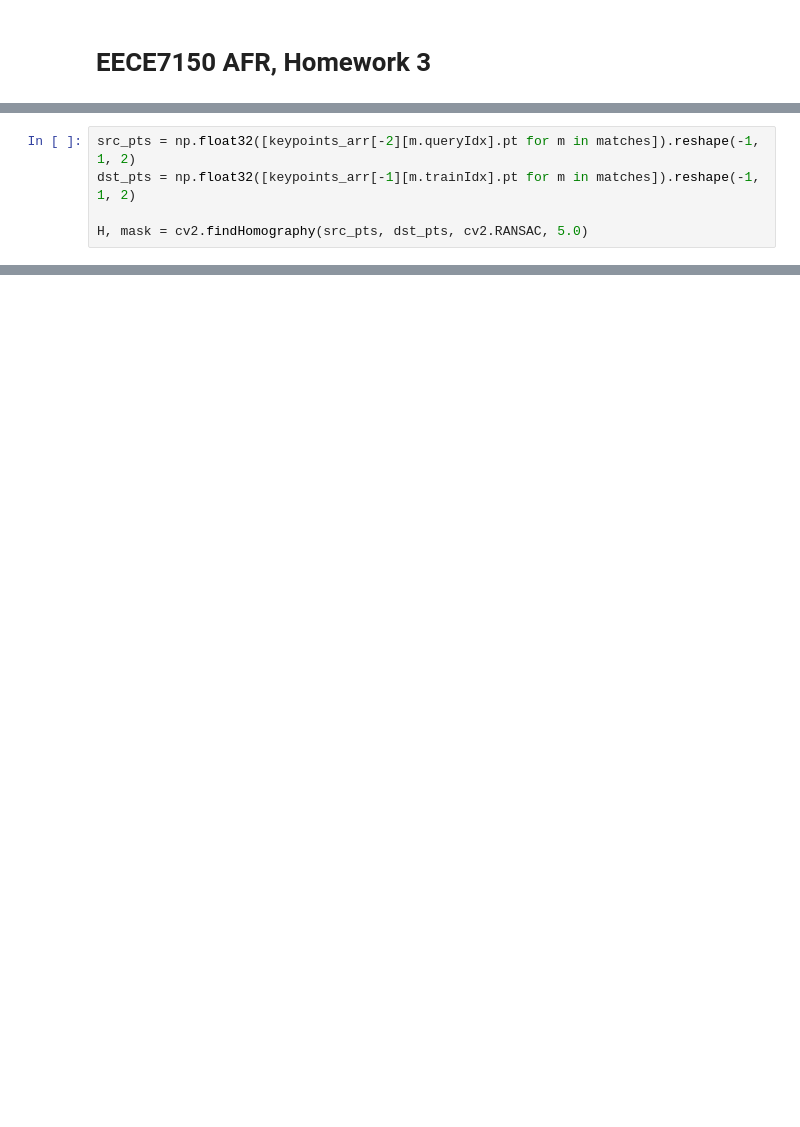
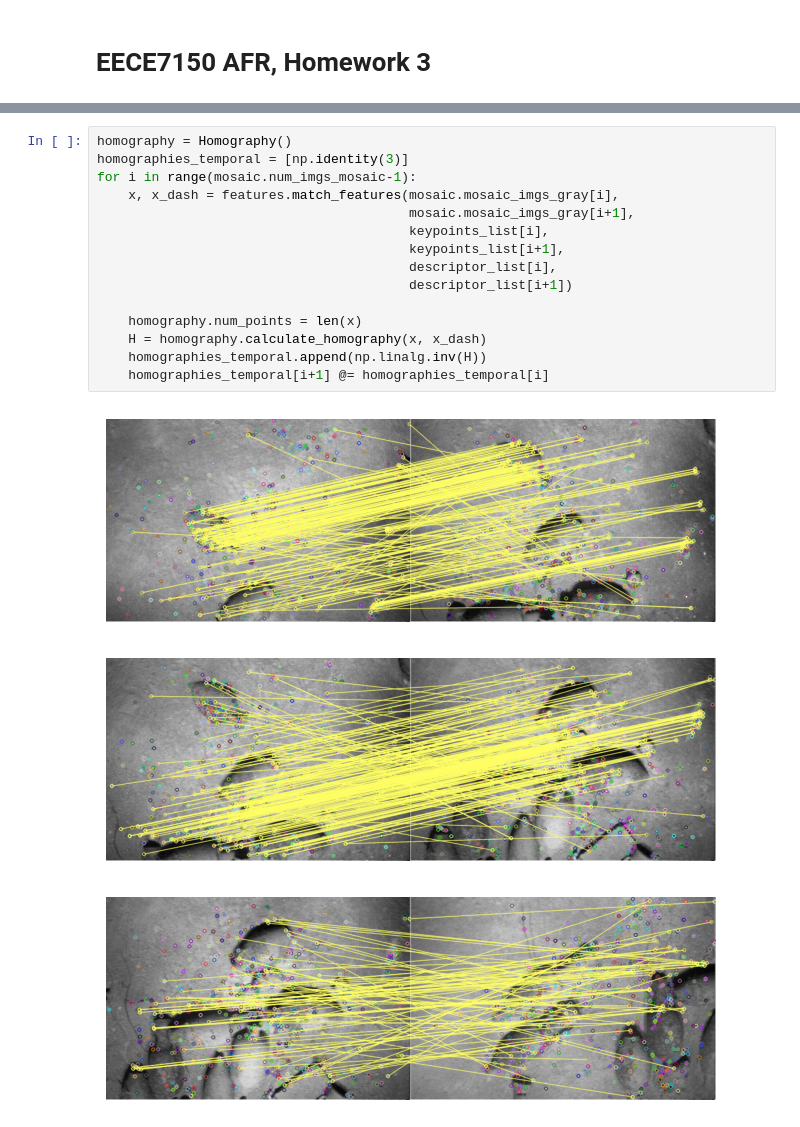
Before and after one commit to anway0904/autonomous_field_robotics, a Jupyter notebook: HW3_factor_graphs/HW3.ipynb, the cells around one changed output, grey strips where cells are left out. Cells and saved outputs as stored; diff of their text form; blank space fills up the shorter version.

```diff
--- a/HW3_factor_graphs/HW3.ipynb
+++ b/HW3_factor_graphs/HW3.ipynb
@@ -76,5 +18,0 @@ for img in range(mosaic.num_imgs_mosaic-1):
-# %%
-src_pts = np.float32([keypoints_arr[-2][m.queryIdx].pt for m in matches]).reshape(-1, 1, 2)
-dst_pts = np.float32([keypoints_arr[-1][m.trainIdx].pt for m in matches]).reshape(-1, 1, 2)
-
-H, mask = cv2.findHomography(src_pts, dst_pts, cv2.RANSAC, 5.0)
@@ -120,0 +27,19 @@ plt.imshow(cv2.warpPerspective(mosaic.mosaic_imgs_gray[-2], T@H, (int(max_x-min_
+# %%
+homography = Homography()
+homographies_temporal = [np.identity(3)]
+for i in range(mosaic.num_imgs_mosaic-1):
+    x, x_dash = features.match_features(mosaic.mosaic_imgs_gray[i],
+                                        mosaic.mosaic_imgs_gray[i+1],
+                                        keypoints_list[i],
+                                        keypoints_list[i+1],
+                                        descriptor_list[i],
+                                        descriptor_list[i+1])
+
+    homography.num_points = len(x)
+    H = homography.calculate_homography(x, x_dash)
+    homographies_temporal.append(np.linalg.inv(H))
+    homographies_temporal[i+1] @= homographies_temporal[i]
+# %% [output]
+[figure, added]
+[figure, added]
+[figure, added]
```
Also changed, not shown: parts of 13 cells of this notebook, 4 other files.
